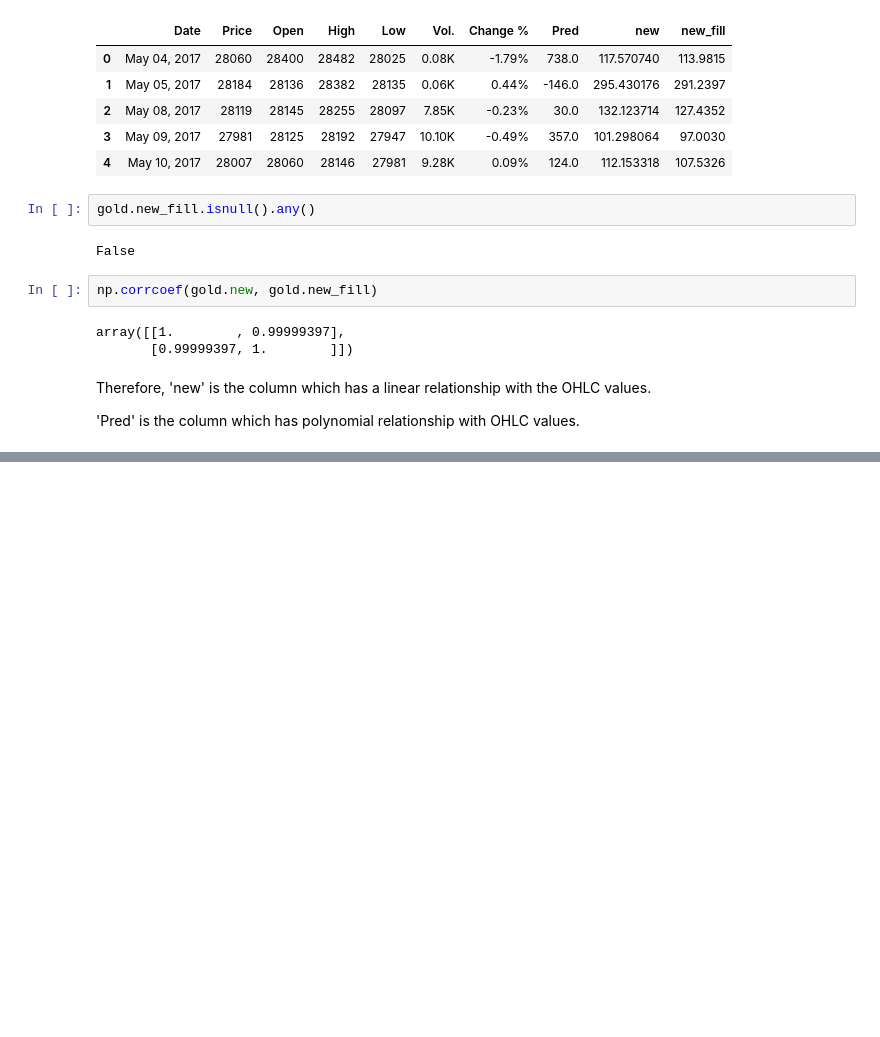
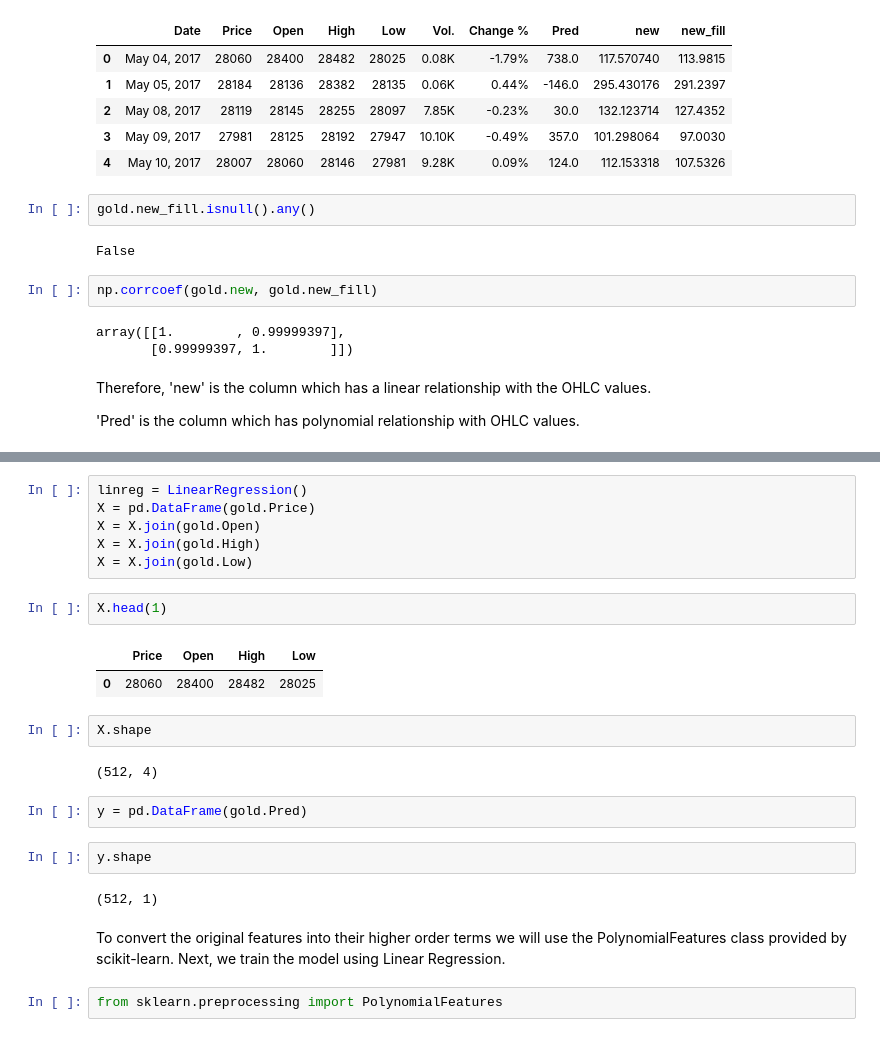
Before and after one commit to atkrish0/securitized-asset-analysis, a Jupyter notebook: 3 - Regression - Beta Calculation.ipynb, the cells around one changed output, grey strips where cells are left out. Saved outputs shown, nothing was run; the diff lists cells and outputs as text; blank space fills up the shorter version.

Commit message:
polynomial feature extraction

```diff
--- a/3 - Regression - Beta Calculation.ipynb
+++ b/3 - Regression - Beta Calculation.ipynb
@@ -147,0 +158,25 @@ Therefore, 'new' is the column which has a linear relationship with the OHLC val
+# %%
+linreg = LinearRegression()
+X = pd.DataFrame(gold.Price)
+X = X.join(gold.Open)
+X = X.join(gold.High)
+X = X.join(gold.Low)
+# %%
+X.head(1)
+# %% [output]
+|  | Price | Open | High | Low |
+| 0 | 28060 | 28400 | 28482 | 28025 |
+# %%
+X.shape
+# %% [output]
+(512, 4)
+# %%
+y = pd.DataFrame(gold.Pred)
+# %%
+y.shape
+# %% [output]
+(512, 1)
+# %% [markdown]
+To convert the original features into their higher order terms we will use the PolynomialFeatures class provided by scikit-learn. Next, we train the model using Linear Regression.
+# %%
+from sklearn.preprocessing import PolynomialFeatures
```
Also changed, not shown: parts of 2 cells of this notebook.
